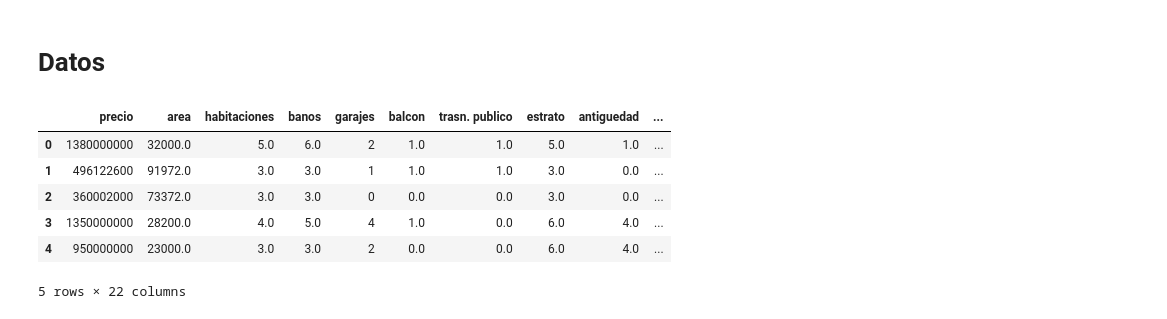
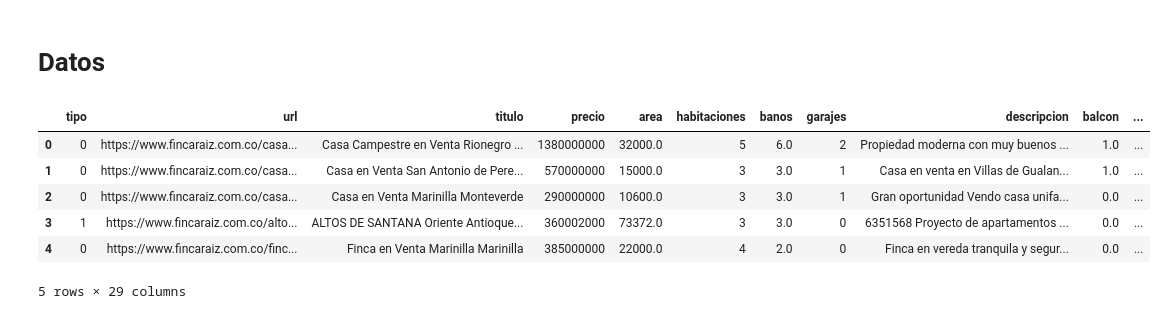
Before and after one commit to juanguzman2/Analisis-del-precio-de-las-viviendas-en-el-oriente-antioqueno, a Jupyter notebook: Script/Analisis exploratorio/1eranalisis.ipynb, the cells around one changed output. Cells and saved outputs as stored; diff of their text form; code cells hidden in the pictures.

```diff
--- a/Script/Analisis exploratorio/1eranalisis.ipynb
+++ b/Script/Analisis exploratorio/1eranalisis.ipynb
@@ -11,13 +11,13 @@ from scipy import stats
 # %%
 # !git clone git@github.com:juanguzman2/Precio-de-viviendas-en-colmbia.git
 # %%
-dfp=pd.read_csv(r'C:\Users\Juan Guzman\pviviendas\Data\dfcleanfinal')
-dfp.head()
+dfpropiedades=pd.read_csv(r'C:\Users\Juan Guzman\pviviendas\Data\dfpropiedadescleanfinal')
+dfpropiedades.head()
 # %% [output]
-|  | precio | area | habitaciones | banos | garajes | balcon | trasn. publico | estrato | antiguedad | ... |
-| 0 | 1380000000 | 32000.0 | 5.0 | 6.0 | 2 | 1.0 | 1.0 | 5.0 | 1.0 | ... |
-| 1 | 496122600 | 91972.0 | 3.0 | 3.0 | 1 | 1.0 | 1.0 | 3.0 | 0.0 | ... |
-| 2 | 360002000 | 73372.0 | 3.0 | 3.0 | 0 | 0.0 | 0.0 | 3.0 | 0.0 | ... |
-| 3 | 1350000000 | 28200.0 | 4.0 | 5.0 | 4 | 1.0 | 0.0 | 6.0 | 4.0 | ... |
-| 4 | 950000000 | 23000.0 | 3.0 | 3.0 | 2 | 0.0 | 0.0 | 6.0 | 4.0 | ... |
+|  | tipo | url | titulo | precio | area | habitaciones | banos | garajes | descripcion | balcon | ... |
+| 0 | 0 | https://www.fincaraiz.com.co/casa... | Casa Campestre en Venta Rionegro ... | 1380000000 | 32000.0 | 5 | 6.0 | 2 | Propiedad moderna con muy buenos ... | 1.0 | ... |
+| 1 | 0 | https://www.fincaraiz.com.co/casa... | Casa en Venta San Antonio de Pere... | 570000000 | 15000.0 | 3 | 3.0 | 1 | Casa en venta en Villas de Gualan... | 1.0 | ... |
+| 2 | 0 | https://www.fincaraiz.com.co/casa... | Casa en Venta Marinilla Monteverde | 290000000 | 10600.0 | 3 | 3.0 | 1 | Gran oportunidad Vendo casa unifa... | 0.0 | ... |
+| 3 | 1 | https://www.fincaraiz.com.co/alto... | ALTOS DE SANTANA Oriente Antioque... | 360002000 | 73372.0 | 3 | 3.0 | 0 | 6351568 Proyecto de apartamentos ... | 0.0 | ... |
+| 4 | 0 | https://www.fincaraiz.com.co/finc... | Finca en Venta Marinilla Marinilla | 385000000 | 22000.0 | 4 | 2.0 | 0 | Finca en vereda tranquila y segur... | 0.0 | ... |
-5 rows × 22 columns
+5 rows × 29 columns
```
Also changed, not shown: parts of 11 cells of this notebook, 2 other files.
